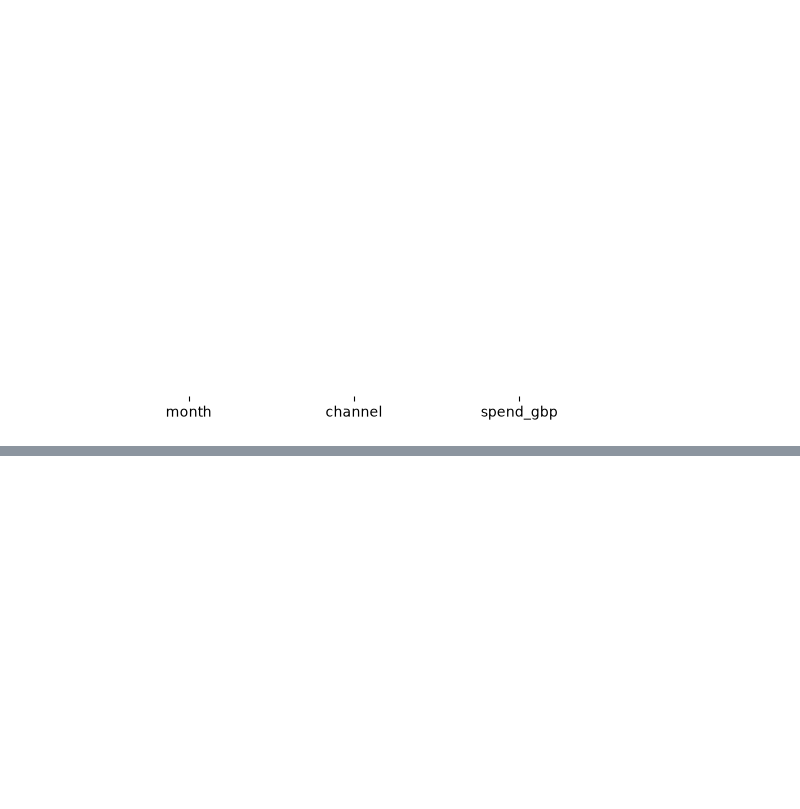
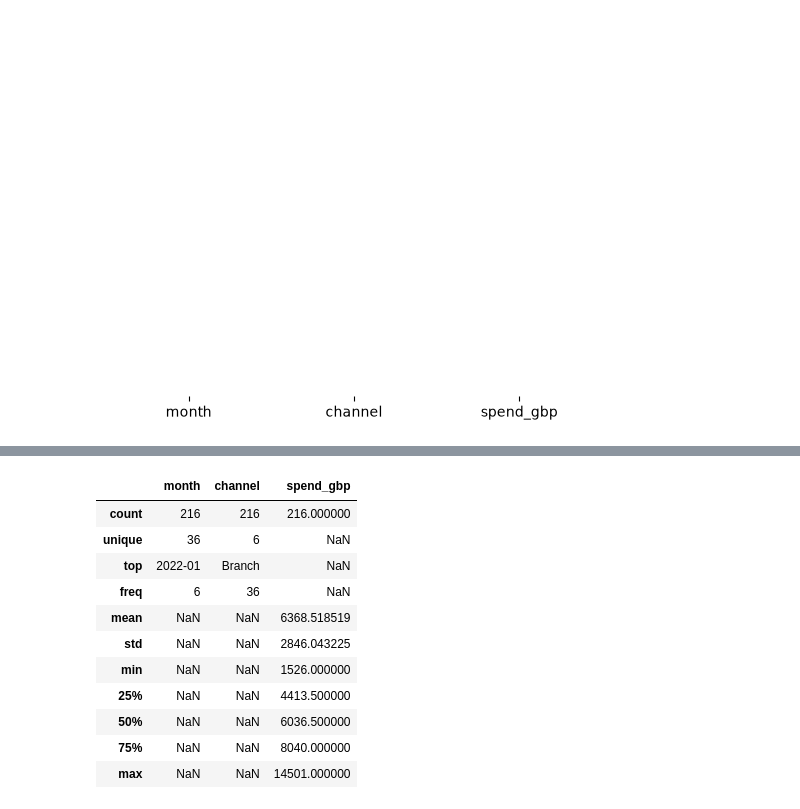
Before and after one commit to esmerowbotham-tech/Money-Craft-Project, a Jupyter notebook: money-craft.ipynb, the cells around one changed output, grey strips where cells are left out. Cells and saved outputs as stored; diff of their text form; code cells hidden in the pictures; blank space fills up the shorter version.

```diff
--- a/money-craft.ipynb
+++ b/money-craft.ipynb
@@ -60,0 +135,15 @@ sns.heatmap(spend.isnull(), yticklabels=False, cbar=False, cmap="gray_r");
+# %%
+spend.describe(include='all')
+# %% [output]
+|  | month | channel | spend_gbp |
+| count | 216 | 216 | 216.000000 |
+| unique | 36 | 6 | NaN |
+| top | 2022-01 | Branch | NaN |
+| freq | 6 | 36 | NaN |
+| mean | NaN | NaN | 6368.518519 |
+| std | NaN | NaN | 2846.043225 |
+| min | NaN | NaN | 1526.000000 |
+| 25% | NaN | NaN | 4413.500000 |
+| 50% | NaN | NaN | 6036.500000 |
+| 75% | NaN | NaN | 8040.000000 |
+| max | NaN | NaN | 14501.000000 |
```
Also changed, not shown: parts of 5 cells of this notebook.
